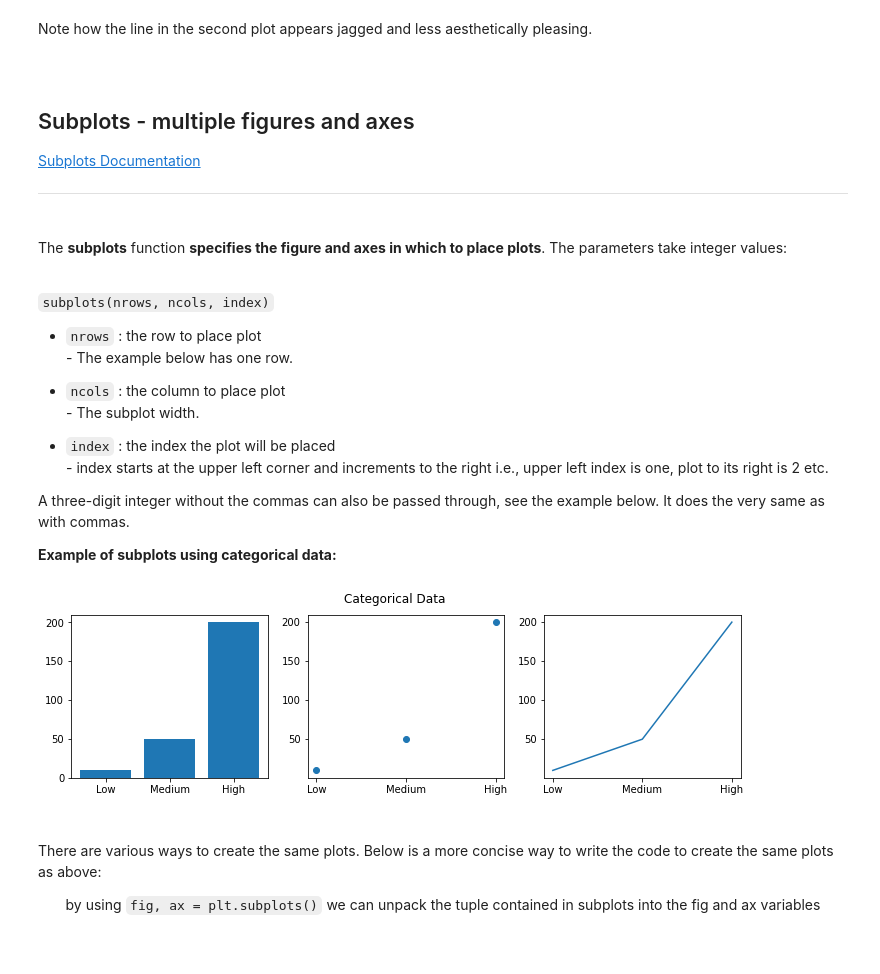
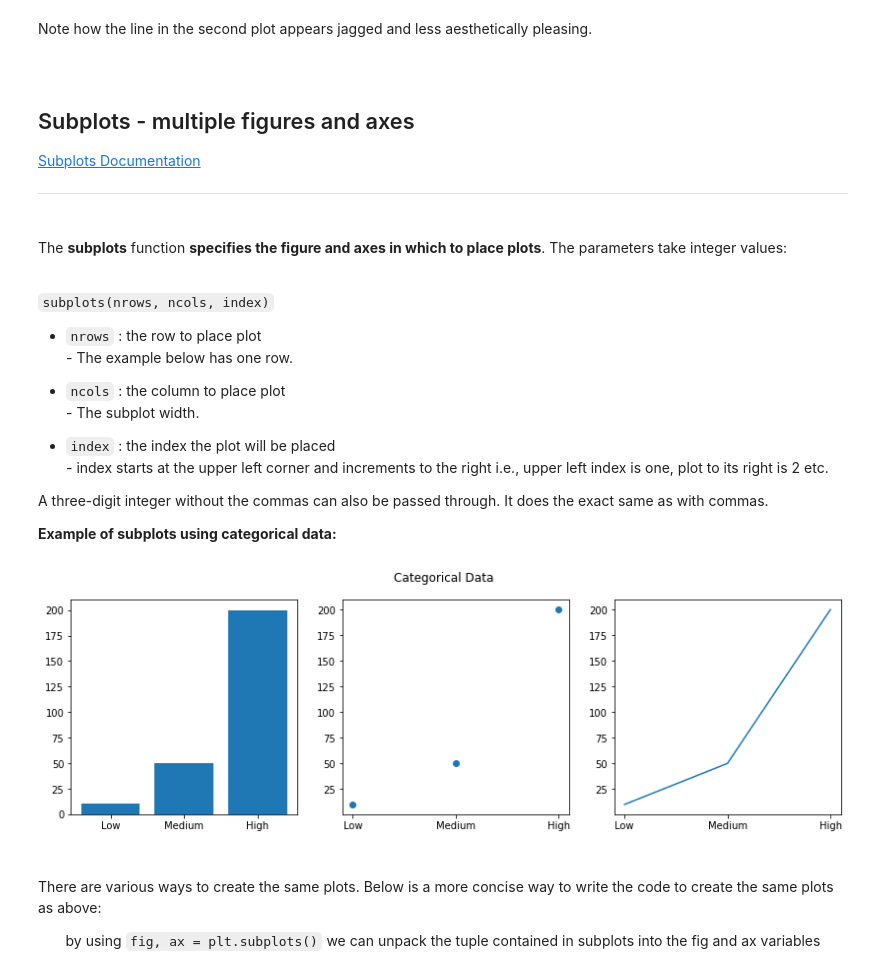
Before and after one commit to Izardo/Fundamentals_of_Data_Analysis, a Jupyter notebook: pyplot.ipynb, the cells around one changed output. Saved outputs shown, nothing was run; the diff lists cells and outputs as text; code cells hidden in the pictures.

```diff
--- a/pyplot.ipynb
+++ b/pyplot.ipynb
@@ -313,37 +324,37 @@ The <b>subplots</b> function <b>specifies the figure and axes in which to place
 
 - `index` : the index the plot will be placed<br> - index starts at the upper left corner and increments to the right i.e., upper left index is one, plot to its right is 2 etc.
 
-A three-digit integer without the commas can also be passed through, see the example below. It does the very same as with commas.
+A three-digit integer without the commas can also be passed through. It does the exact same as with commas.
 
 <b>Example of subplots using categorical data:</b>
 # %%
 # Y values.
 y = ['Low', 'Medium', 'High']
 
 # X values.
 x = [10, 50, 200]
 
 # Set figure size and number of subplots.
-plt.figure(figsize=(12, 3))
+plt.figure(figsize=(14, 4))
 
 # Position the subplot & create bar chart.
 plt.subplot(1,3,1)
 plt.bar(y, x)
 
 # Using the three integers for specifying subplot position
 # & create a scatter plot.
 plt.subplot(132)
 plt.scatter(y, x)
 
 # Specify subplot position & create a simple plot.
 plt.subplot(133)
 plt.plot(y, x)
 
 # Give figure a title.
 plt.suptitle('Categorical Data')
 plt.show()
 # %% [output]
-[figure, old version]
+[figure, new version]
 # %% [markdown]
 <br>
 
```
Also changed, not shown: parts of 21 cells of this notebook, 4 other files.
